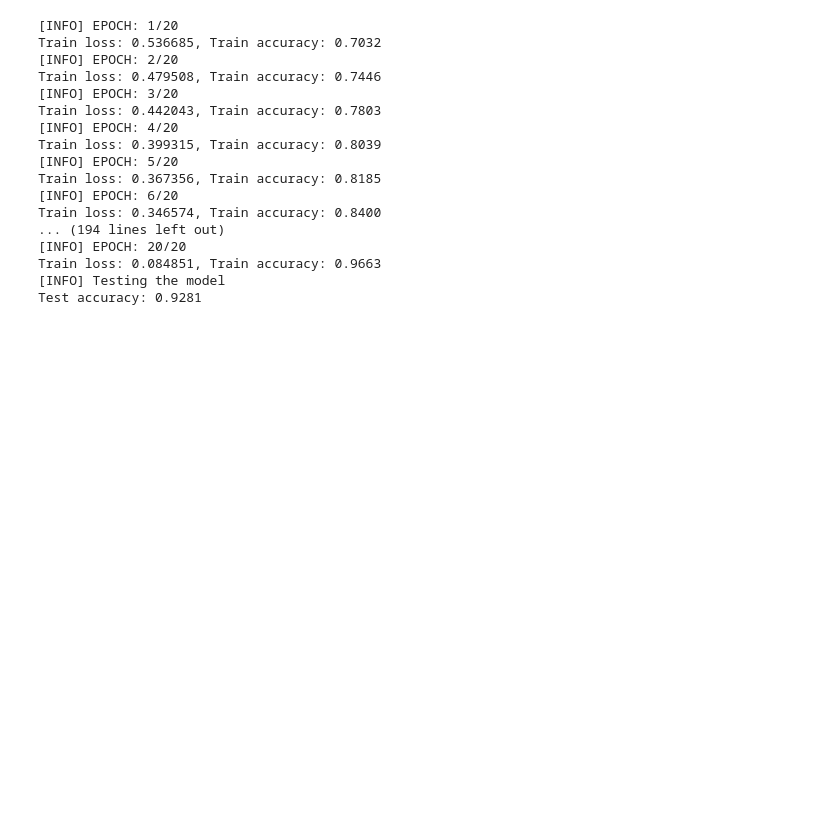
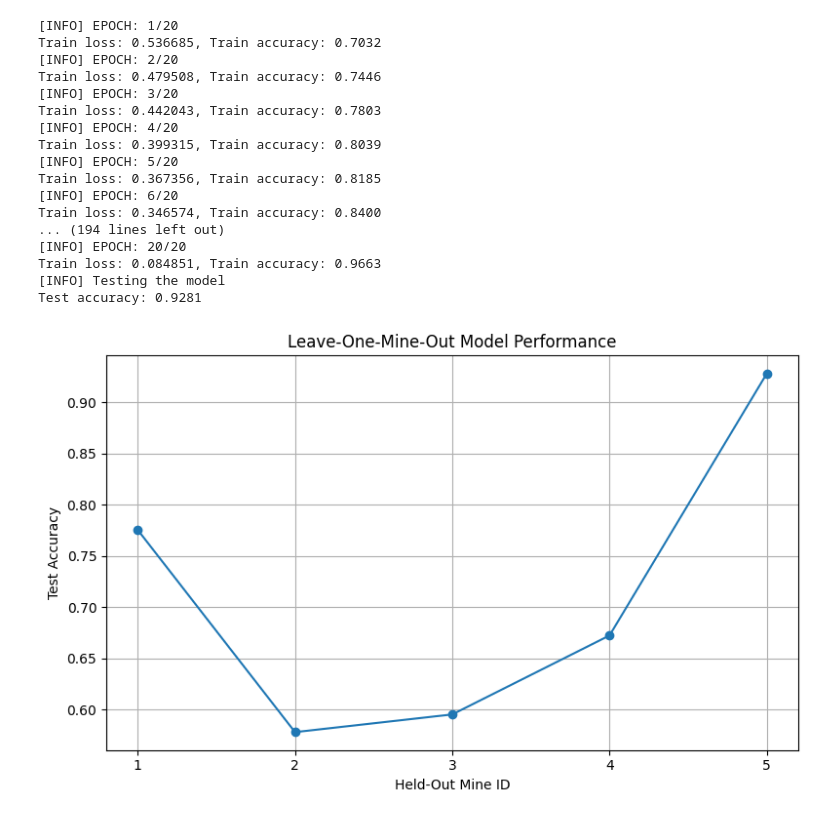
Before and after one commit to kanwarSINGH03/acoustic_signal_classification, a Jupyter notebook: evaluation/concat_rms_env_zcr.ipynb, the cells around one changed output. Saved outputs shown, nothing was run; the diff lists cells and outputs as text; code cells hidden in the pictures; blank space fills up the shorter version.

Commit message:
cross mine plot

```diff
--- a/evaluation/concat_rms_env_zcr.ipynb
+++ b/evaluation/concat_rms_env_zcr.ipynb
@@ -407,3 +396,19 @@ Train loss: 0.346574, Train accuracy: 0.8400
 Train loss: 0.084851, Train accuracy: 0.9663
 [INFO] Testing the model
 Test accuracy: 0.9281
+# %%
+import matplotlib.pyplot as plt
+
+res_df = pd.DataFrame(results)
+
+plt.figure(figsize=(8,5))
+plt.plot(res_df["held_out_mine"], res_df["accuracy"], marker='o', linestyle='-')
+plt.xlabel("Held-Out Mine ID")
+plt.ylabel("Test Accuracy")
+plt.title("Leave-One-Mine-Out Model Performance")
+plt.xticks(res_df["held_out_mine"])  # ensure each mine ID is shown on x-axis
+plt.grid(True)
+plt.tight_layout()
+plt.show()
+# %% [output]
+[figure, added]
```
Also changed, not shown: parts of 1 cell of this notebook.
